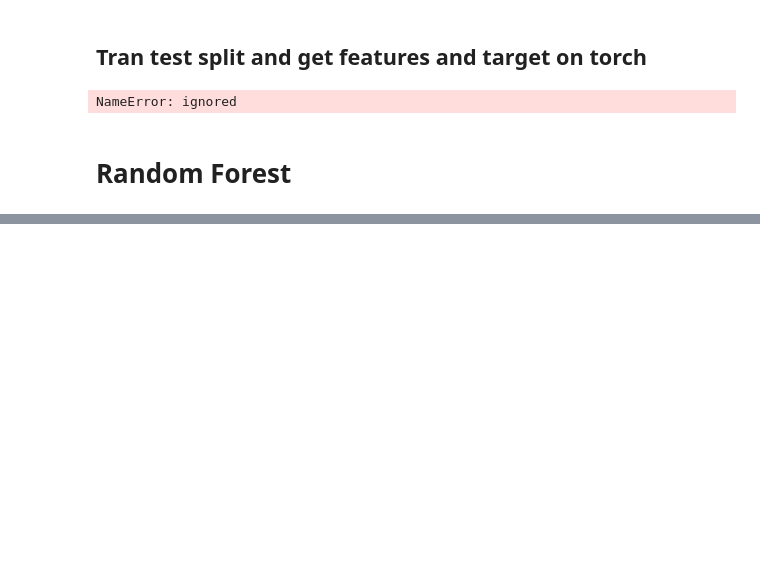
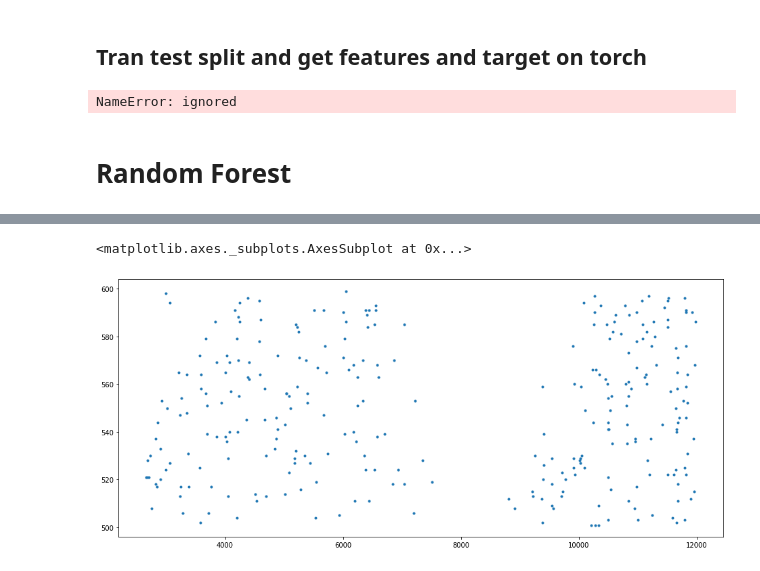
Before and after one commit to hackcheek/rented-bike-prediction, a Jupyter notebook: datathon.ipynb, the cells around one changed output, grey strips where cells are left out. Saved outputs shown, nothing was run; the diff lists cells and outputs as text; code cells hidden in the pictures; blank space fills up the shorter version.

```diff
--- a/datathon.ipynb
+++ b/datathon.ipynb
@@ -241,0 +1355,5 @@ deploy(best_rf)
+# %%
+train.query("cnt > 500")['cnt'].plot(figsize=(16, 7), style='.')
+# %% [output]
+<matplotlib.axes._subplots.AxesSubplot at 0x...>
+[figure, added]
```
Also changed, not shown: parts of 105 cells of this notebook.
